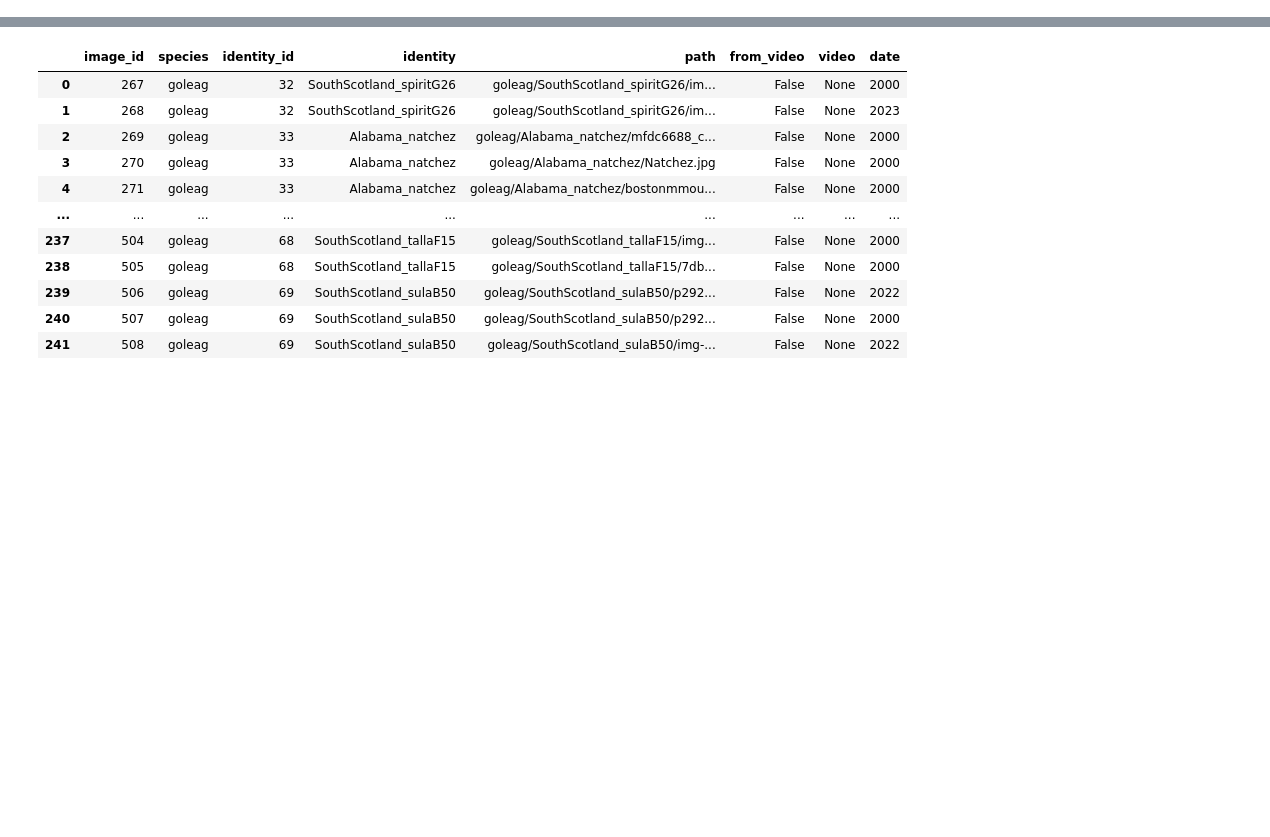
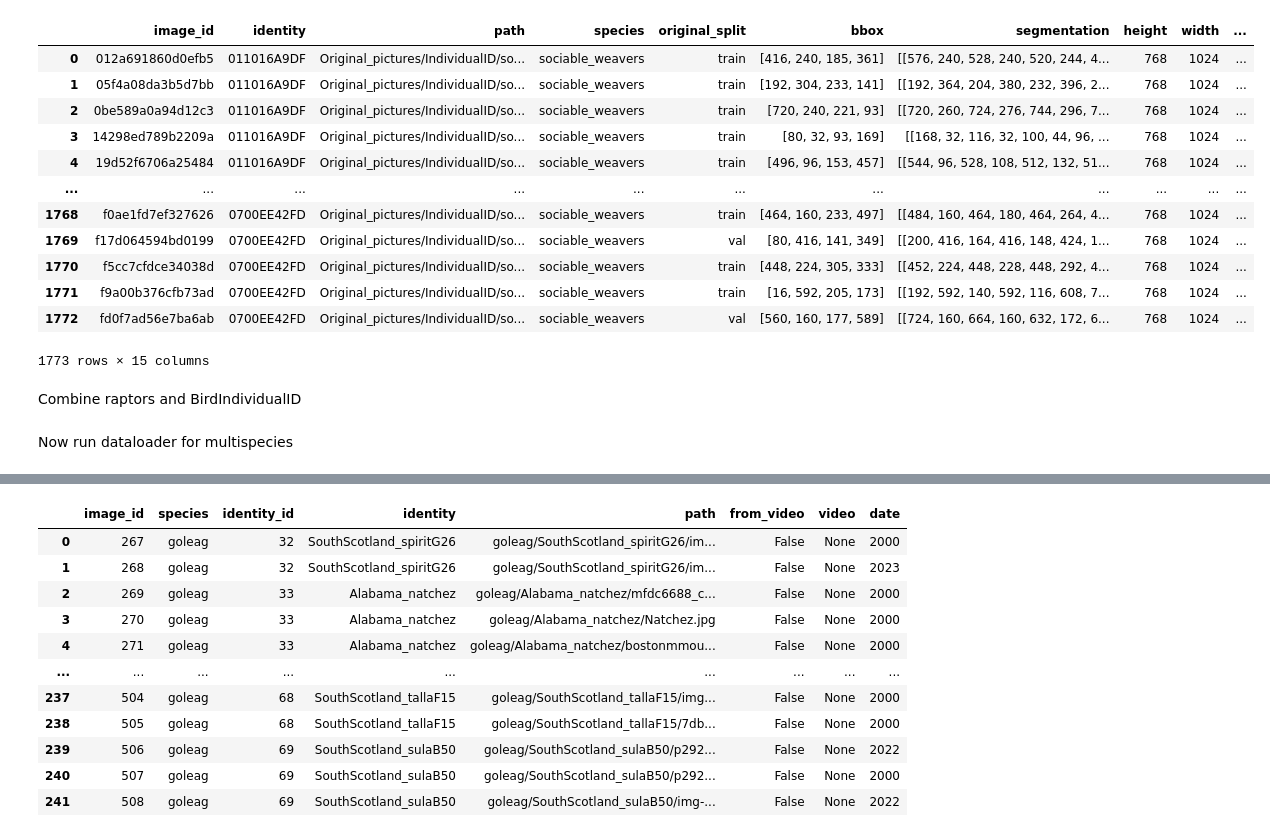
Before and after one commit to ameeassad/EagleID, a Jupyter notebook: notebooks/combine_datasets.ipynb, the cells around one changed output, grey strips where cells are left out. Drawn from its saved outputs; the diff is of its cells as text; code cells hidden in the pictures; blank space fills up the shorter version.

```diff
--- a/notebooks/combine_datasets.ipynb
+++ b/notebooks/combine_datasets.ipynb
@@ -2,11 +2,14 @@
 import yaml
 import sys
 import os
+import pandas as pd
+
 sys.path.append('..')
 
 from wildlife_datasets import analysis, datasets, loader
+from data.wildlife_dataset import WildlifeDataModule
 
-datasets_cloud = '/Users/amee/Library/Mobile Documents/com~apple~CloudDocs/wildlife-datasets/'
-path = os.path.join(datasets_cloud, 'SeaTurtleID2022')
-path_ATRW = '/Users/amee/Documents/code/master-thesis/datasets/ATRW/'
-# path = '/Users/amee/Documents/code/master-thesis/datasets/GiraffeZebraID/'
+
+root = '/Users/amee/Documents/code/master-thesis/datasets/'
+path_raptors = os.path.join(root, 'raptor_individuals_cropped')
+path_BirdIndividualID = os.path.join(root, 'BirdIndividualID')
@@ -12,0 +73,15 @@ path_ATRW = '/Users/amee/Documents/code/master-thesis/datasets/ATRW/'
+# %%
+dataset_BirdIndividualID = datasets.BirdIndividualID(path_BirdIndividualID)
+
+data_BirdIndividualID = WildlifeDataModule(
+                            metadata=dataset_BirdIndividualID.df,
+                            data_dir=path_BirdIndividualID,
+                            preprocess_lvl=2,
+                            batch_size=4,
+                            cache_path="/Users/amee/Documents/code/master-thesis/EagleID/dataset/dataframe/cache_BirdIndividualID.csv",
+                            animal_cat="bird",
+                            splitter ='custom_closed',
+                            only_cache=True,
+                            wildlife_names='BirdIndividualID',
+                            precompute=True,
+                          )
@@ -12,0 +106,18 @@ path_ATRW = '/Users/amee/Documents/code/master-thesis/datasets/ATRW/'
+# %%
+data_BirdIndividualID.train_dataset.metadata
+# %% [output]
+|  | image_id | identity | path | species | original_split | bbox | segmentation | height | width | ... |
+| 0 | 012a691860d0efb5 | 011016A9DF | Original_pictures/IndividualID/so... | sociable_weavers | train | [416, 240, 185, 361] | [[576, 240, 528, 240, 520, 244, 4... | 768 | 1024 | ... |
+| 1 | 05f4a08da3b5d7bb | 011016A9DF | Original_pictures/IndividualID/so... | sociable_weavers | train | [192, 304, 233, 141] | [[192, 364, 204, 380, 232, 396, 2... | 768 | 1024 | ... |
+| 2 | 0be589a0a94d12c3 | 011016A9DF | Original_pictures/IndividualID/so... | sociable_weavers | train | [720, 240, 221, 93] | [[720, 260, 724, 276, 744, 296, 7... | 768 | 1024 | ... |
+| 3 | 14298ed789b2209a | 011016A9DF | Original_pictures/IndividualID/so... | sociable_weavers | train | [80, 32, 93, 169] | [[168, 32, 116, 32, 100, 44, 96, ... | 768 | 1024 | ... |
+| 4 | 19d52f6706a25484 | 011016A9DF | Original_pictures/IndividualID/so... | sociable_weavers | train | [496, 96, 153, 457] | [[544, 96, 528, 108, 512, 132, 51... | 768 | 1024 | ... |
+| ... | ... | ... | ... | ... | ... | ... | ... | ... | ... | ... |
+| 1768 | f0ae1fd7ef327626 | 0700EE42FD | Original_pictures/IndividualID/so... | sociable_weavers | train | [464, 160, 233, 497] | [[484, 160, 464, 180, 464, 264, 4... | 768 | 1024 | ... |
+| 1769 | f17d064594bd0199 | 0700EE42FD | Original_pictures/IndividualID/so... | sociable_weavers | val | [80, 416, 141, 349] | [[200, 416, 164, 416, 148, 424, 1... | 768 | 1024 | ... |
+| 1770 | f5cc7cfdce34038d | 0700EE42FD | Original_pictures/IndividualID/so... | sociable_weavers | train | [448, 224, 305, 333] | [[452, 224, 448, 228, 448, 292, 4... | 768 | 1024 | ... |
+| 1771 | f9a00b376cfb73ad | 0700EE42FD | Original_pictures/IndividualID/so... | sociable_weavers | train | [16, 592, 205, 173] | [[192, 592, 140, 592, 116, 608, 7... | 768 | 1024 | ... |
+| 1772 | fd0f7ad56e7ba6ab | 0700EE42FD | Original_pictures/IndividualID/so... | sociable_weavers | val | [560, 160, 177, 589] | [[724, 160, 664, 160, 632, 172, 6... | 768 | 1024 | ... |
+1773 rows × 15 columns
+# %% [markdown]
+Combine raptors and BirdIndividualID
@@ -12,0 +136,2 @@ path_ATRW = '/Users/amee/Documents/code/master-thesis/datasets/ATRW/'
+# %% [markdown]
+Now run dataloader for multispecies
```
Also changed, not shown: parts of 6 cells of this notebook, 6 other files.
